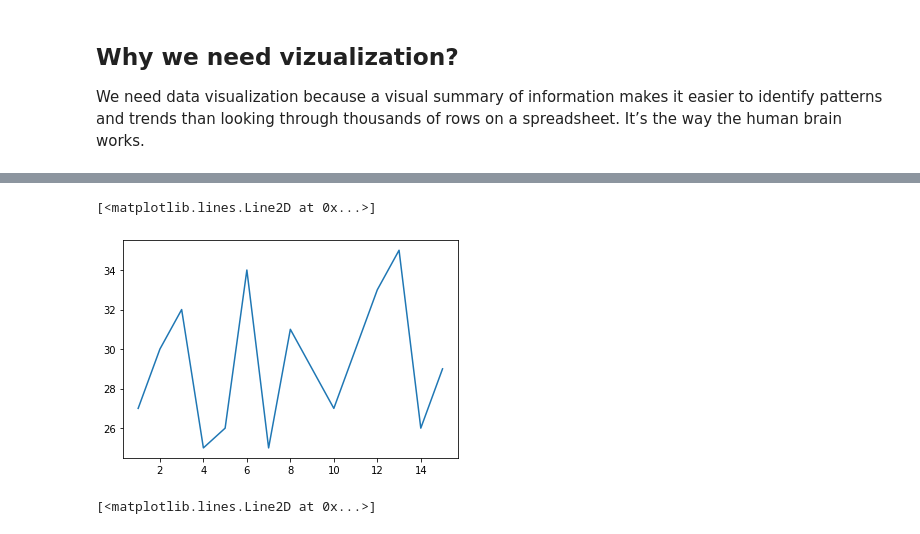
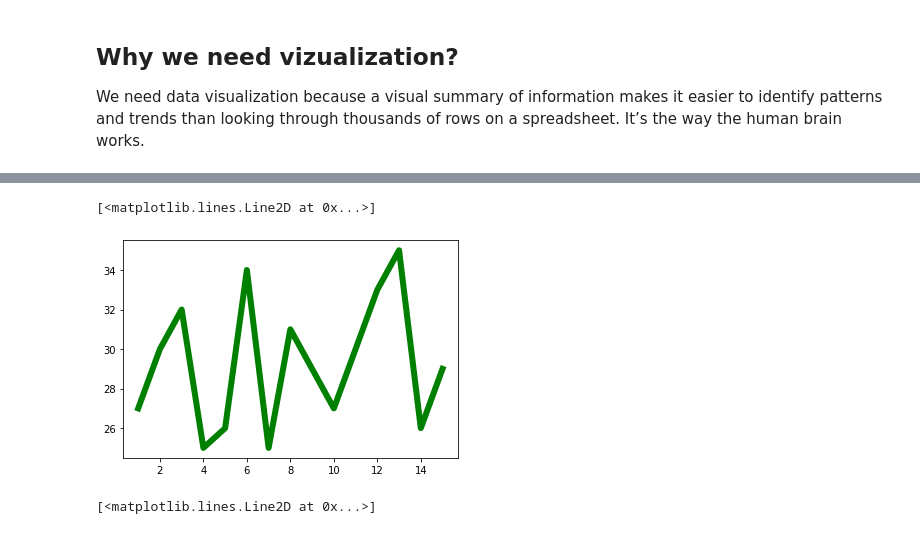
Before and after one commit to IliasSuvanov/DSforEconomists, a Jupyter notebook: Seminar2/Untitled.ipynb, the cells around one changed output, grey strips where cells are left out. Cells and saved outputs as stored; diff of their text form; code cells hidden in the pictures.

```diff
--- a/Seminar2/Untitled.ipynb
+++ b/Seminar2/Untitled.ipynb
@@ -15,10 +136,10 @@ import matplotlib.pyplot as plt
 x = [1,2,3,4,5,6,7,8,9,10,11,12,13,14,15]
 y = [27, 30, 32, 25, 26, 34, 25,31,29,27,30,33,35,26,29]
 # %%
-plt.plot(x,y)
+plt.plot(x,y, linewidth=6, color = "green")
 # %% [output]
 [<matplotlib.lines.Line2D at 0x...>]
-[figure, old version]
+[figure, new version]
 # %%
 plt.plot(x,y, color = "red")
 # %% [output]
```
Also changed, not shown: parts of 36 cells of this notebook.
